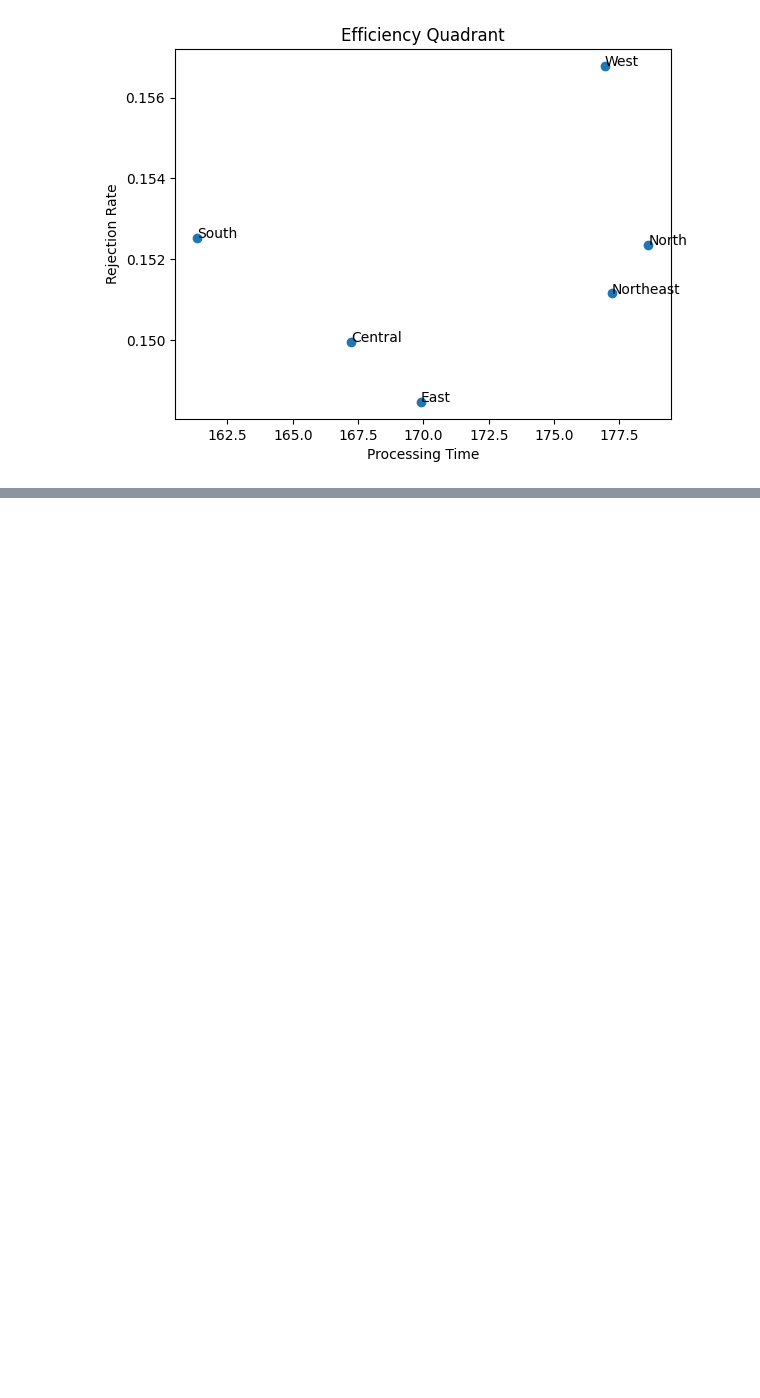
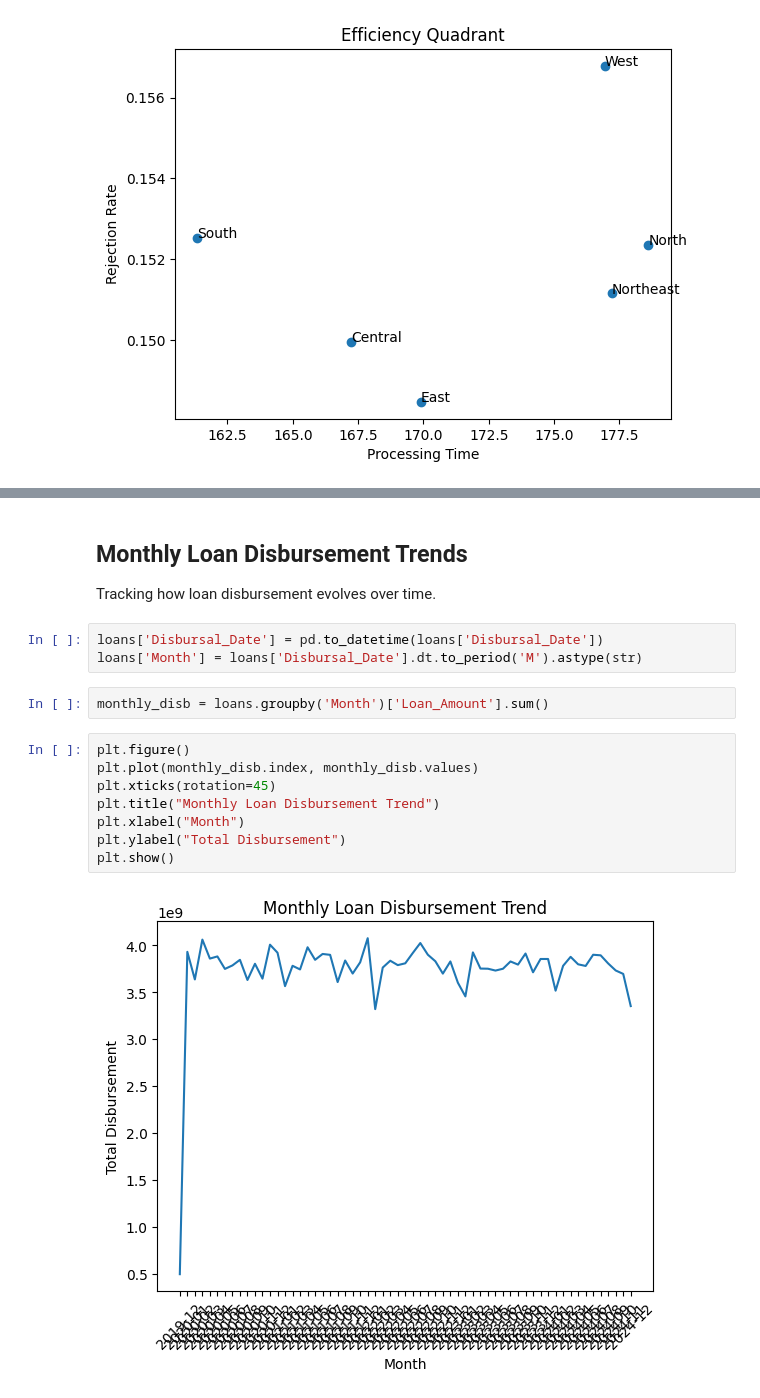
Before and after one commit to madhurmd/hero-fincorp-loan-analysis, a Jupyter notebook: notebooks/analysis.ipynb, the cells around one changed output, grey strips where cells are left out. Cells and saved outputs as stored; diff of their text form; blank space fills up the shorter version.

Commit message:
Completed Task 16:  Time-Series Analysis

```diff
--- a/notebooks/analysis.ipynb
+++ b/notebooks/analysis.ipynb
@@ -1940,0 +1946,19 @@ plt.show()
+# %% [markdown]
+## Monthly Loan Disbursement Trends
+
+Tracking how loan disbursement evolves over time.
+# %%
+loans['Disbursal_Date'] = pd.to_datetime(loans['Disbursal_Date'])
+loans['Month'] = loans['Disbursal_Date'].dt.to_period('M').astype(str)
+# %%
+monthly_disb = loans.groupby('Month')['Loan_Amount'].sum()
+# %%
+plt.figure()
+plt.plot(monthly_disb.index, monthly_disb.values)
+plt.xticks(rotation=45)
+plt.title("Monthly Loan Disbursement Trend")
+plt.xlabel("Month")
+plt.ylabel("Total Disbursement")
+plt.show()
+# %% [output]
+[figure, added]
```
Also changed, not shown: parts of 17 cells of this notebook.
